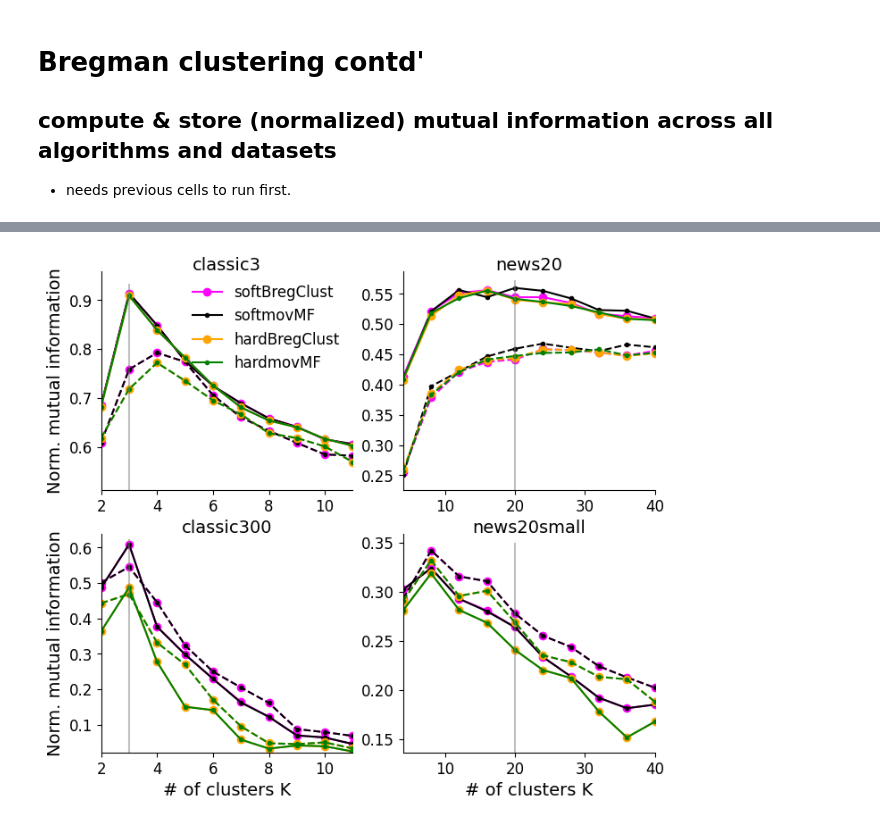
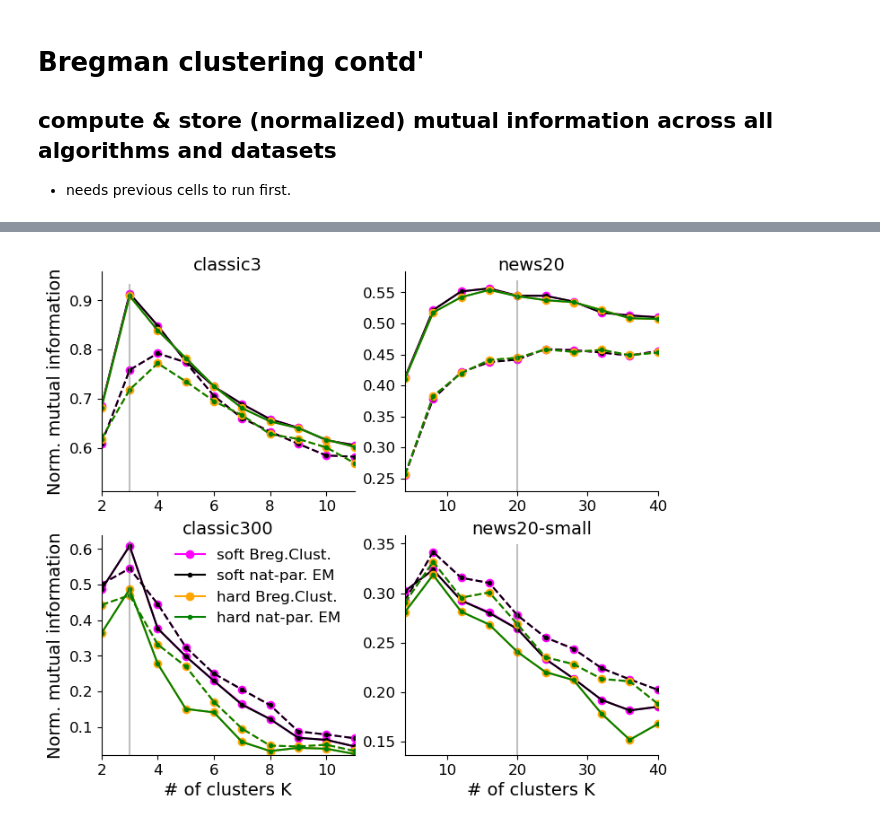
Before and after one commit to vmf-negentropy/vmf-negentropy, a Jupyter notebook: experiments.ipynb, the cells around one changed output, grey strips where cells are left out. Cells and saved outputs as stored; diff of their text form; code cells hidden in the pictures.

```diff
--- a/experiments.ipynb
+++ b/experiments.ipynb
@@ -423,3 +450,12 @@ run_all_news20(fn_root='results/news20_', n_repets=10, K_range=[4,8,12,16,20,24,
+# %%
+from exps import run_all_classic3
+
+version = '1'
+classic300 = False
+
+run_all_classic3(fn_root='results/classic3_', n_repets=10, K_range=[2,3,4,5,6,7,8,9,10,11],
+                 seed=0, max_iter=100, κ_max=10000., Ψ0=[None, 0.], version=version,
+                 classic300=classic300, verbose=True)
 # %% [markdown]
 # Bregman clustering contd'
 ## compute & store (normalized) mutual information across all algorithms and datasets
@@ -545,13 +616,25 @@ np.save(f'{fn_rootroot}MIs_{n_repets}repets_seed_0_v{version}__K{min(K_range)}_{
 fn_rootroot = 'results/news20small_'
 K_range = np.arange(4,41,4)
 n_repets = 10
-version = 0
+version = 1
 seed = 0
 X, labels, dictionary = load_news20_sklearn(news20_small=True, min_df=2, max_df=0.15)
 class_true = sum([ (1.*i) * (labels==np.unique(labels)[i]) for i in range(len(np.unique(labels)))])
 
 fn_roots = get_fn_roots(n_repets, version)
 MIs_news20small = get_MIs(fn_rootroot, fn_roots, n_repets, K_range, class_true, NMI=False)
+
+plt.figure(figsize=(6,4))
+clrs = ['b', 'magenta', 'magenta', 'black', 'black', 'orange', 'orange', 'green', 'green' ]
+lnstl = ['-', '--', '-', '--', '-', '--', '-', '--', '-']
+mrkrs = ['o','o','o','.','.','o','o','.','.']
+for f in range(len(fn_roots)):
+    plt.plot(K_range, MIs_news20small.mean(axis=1)[f], label=fn_roots[f],
+             color=clrs[f], linestyle=lnstl[f], marker=mrkrs[f])
+plt.xlabel('K')
+plt.ylabel('NMI')
+#plt.legend()
+plt.show()
 
 np.save(f'{fn_rootroot}MIs_{n_repets}repets_seed_0_v{version}__K{min(K_range)}_{max(K_range)}', MIs_news20small)
 np.save(f'{fn_rootroot}MIs_{n_repets}repets_seed_0_v{version}__K{min(K_range)}_{max(K_range)}',
@@ -605,11 +661,23 @@ alg_names = ['spkmeans',
              'hardmovMF',
              'hardmovMF']
 
+alg_names_disp = ['spkmeans',
+             'soft Breg.Clust.',
+             'soft Breg.Clust.',
+             'soft nat-par. EM',
+             'soft nat-par. EM',
+             'hard Breg.Clust.',
+             'hard Breg.Clust.',
+             'hard nat-par. EM',
+             'hard nat-par. EM']
+
+dataset_names_dips = ['classic3', 'classic300', 'news20', 'news20-small']
+
 Kminmax= [[2,11], [4,40]]
 true_Ks = [3, 20]
 
 n_repets = 10
-version = 0
+version = 1
 seed = 0
 
 clrs = ['b', 'magenta', 'magenta', 'black', 'black', 'orange', 'orange', 'green', 'green' ]
@@ -632,34 +700,34 @@ for j in range(len(fn_rootroots)): # over datasets
             f'{fn_rootroot}NMIs_{n_repets}repets_seed_0_v{version}__K{Kminmax[j][0]}_{Kminmax[j][1]}.npy',
             allow_pickle=True).tolist())
 
         for f in range(len(alg_names)):
             if alg_names[f] == 'spkmeans':
                 pass
             elif lnstl[f] == '-':
-                plt.plot(out['K_range'], out['MIs'].mean(axis=1)[f], label=alg_names[f],
+                plt.plot(out['K_range'], out['MIs'].mean(axis=1)[f], label=alg_names_disp[f],
                          color=clrs[f], linestyle=lnstl[f], marker=mrkrs[f])
             else:
                 plt.plot(out['K_range'], out['MIs'].mean(axis=1)[f],
                          color=clrs[f], linestyle=lnstl[f], marker=mrkrs[f])
-        plt.title(fn_rootroot[8:-1], fontsize=fontsize, y=0.97)
+        plt.title(dataset_names_dips[2*j+i], fontsize=fontsize, y=0.97)
         plt.xlim([Kminmax[j][0], Kminmax[j][1]])
         plt.plot([true_Ks[j], true_Ks[j]], [0.9*out['MIs'].mean(axis=1).min(), 1.02*out['MIs'].mean(axis=1).max()],
                  color='gray', alpha=0.5)
         plt.ylim([0.9*out['MIs'].mean(axis=1).min(), 1.05*out['MIs'].mean(axis=1).max()])
         plt.yticks(fontsize=ticksize)
         plt.xticks(fontsize=ticksize)
-        if i == 0 and j == 0:
+        if i == 1 and j == 0:
             plt.legend(fontsize=ticksize, frameon=False)
         if j == 0:
             plt.ylabel('Norm. mutual information', fontsize=fontsize)
         if i == 1:
             plt.xlabel('# of clusters K', fontsize=fontsize)
 
 for i in range(4):
     ax = plt.subplot(2,2,i+1)
     ax.spines[['right', 'top']].set_visible(False)
 
 plt.savefig('fig3.pdf', bbox_inches='tight')
 plt.show()
 # %% [output]
-[figure, old version]
+[figure, new version]
```
Also changed, not shown: parts of 18 cells of this notebook, 3 other files.
